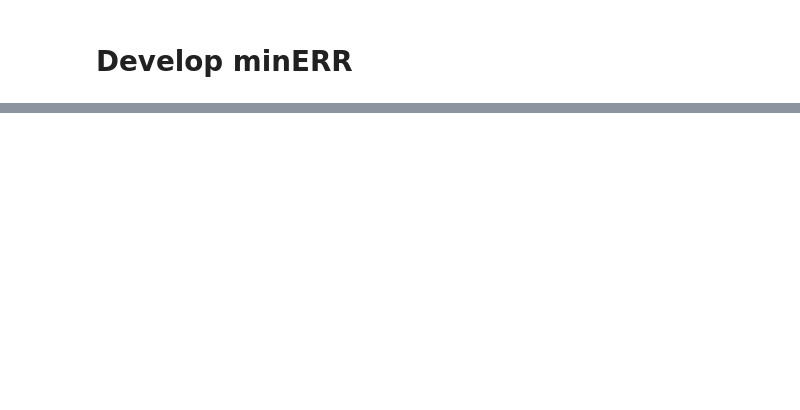
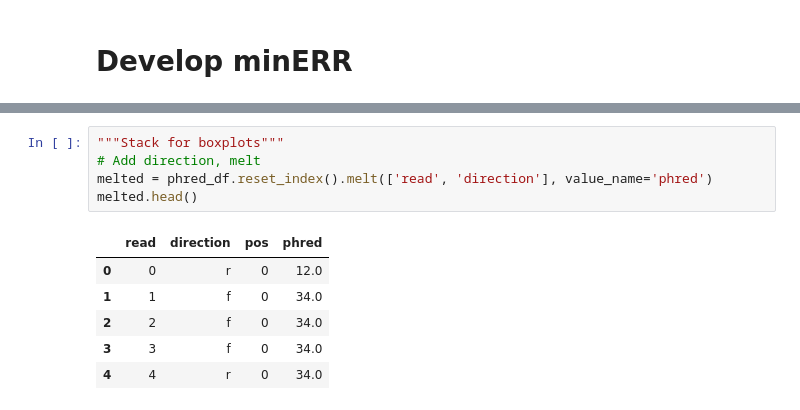
Before and after one commit to michaelsilverstein/mineer, a Jupyter notebook: dev_minerr.ipynb, the cells around one changed output, grey strips where cells are left out. Drawn from its saved outputs; the diff is of its cells as text; blank space fills up the shorter version.

```diff
--- a/dev_minerr.ipynb
+++ b/dev_minerr.ipynb
@@ -41,0 +197,12 @@ Wall time: 871 ms
+# %%
+"""Stack for boxplots"""
+# Add direction, melt
+melted = phred_df.reset_index().melt(['read', 'direction'], value_name='phred')
+melted.head()
+# %% [output]
+|  | read | direction | pos | phred |
+| 0 | 0 | r | 0 | 12.0 |
+| 1 | 1 | f | 0 | 34.0 |
+| 2 | 2 | f | 0 | 34.0 |
+| 3 | 3 | f | 0 | 34.0 |
+| 4 | 4 | r | 0 | 34.0 |
```
Also changed, not shown: parts of 36 cells of this notebook, 3 other files.
